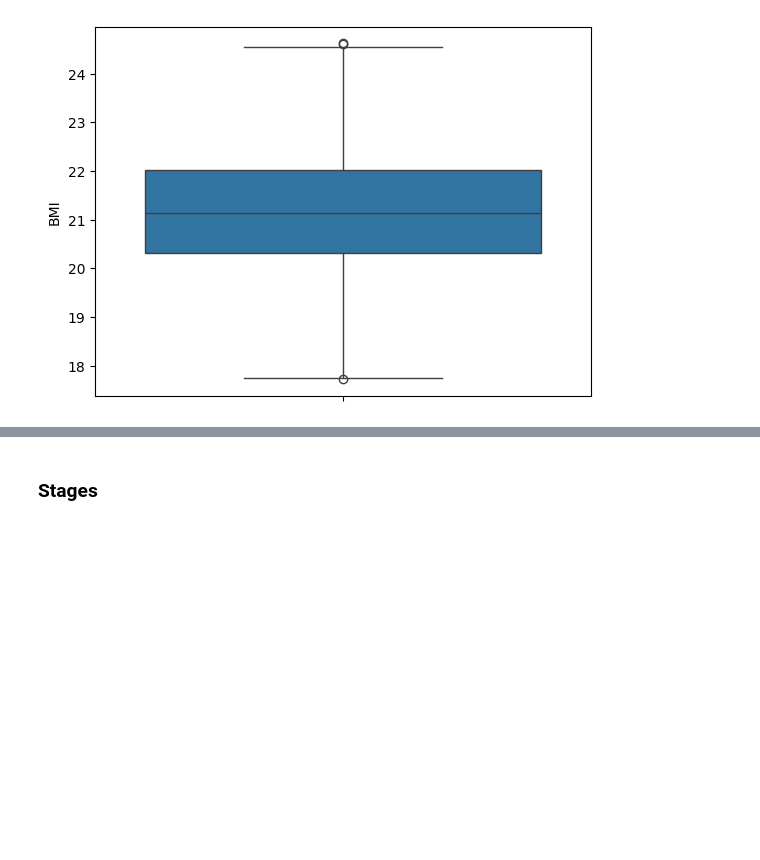
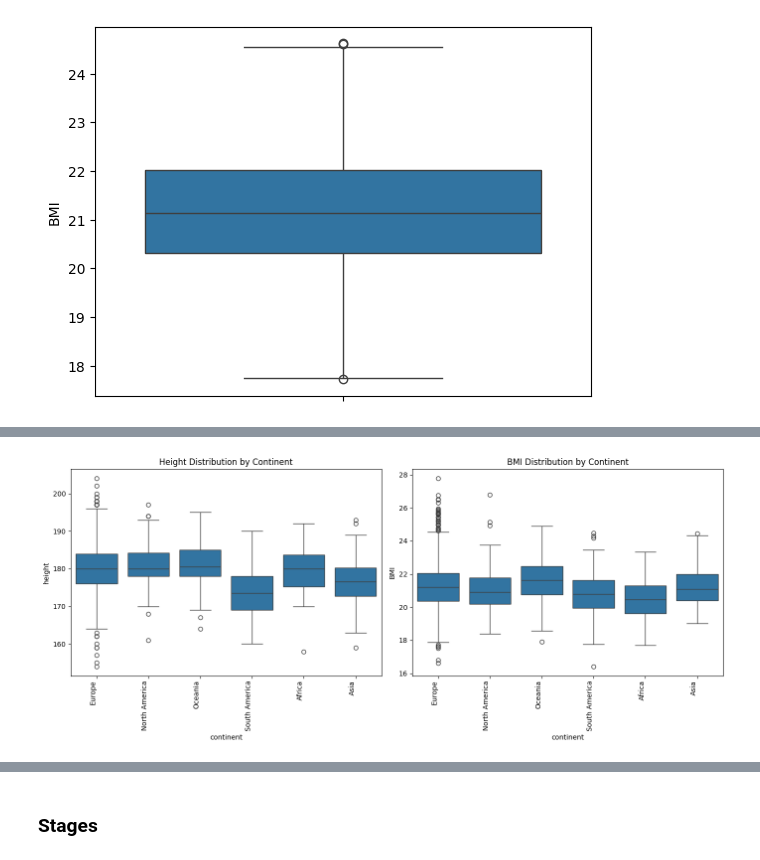
Before and after one commit to DiVitoTommaso/Cyclists-Races_Data-Mining, a Jupyter notebook: FeatEng.ipynb, the cells around one changed output, grey strips where cells are left out. Drawn from its saved outputs; the diff is of its cells as text; code cells hidden in the pictures; blank space fills up the shorter version.

Commit message:
added anomaly detection based on continent

```diff
--- a/FeatEng.ipynb
+++ b/FeatEng.ipynb
@@ -230,0 +249,18 @@ sns.boxplot(cyclist_no_outliers_df["BMI"])
+# %%
+plt.figure(figsize=(14, 6))
+
+plt.subplot(1, 2, 1)
+sns.boxplot(x="continent", y="height", data=cyclist_df)
+plt.xticks(rotation=90, ha="right")
+plt.title("Height Distribution by Continent")
+
+
+plt.subplot(1, 2, 2)
+sns.boxplot(x="continent", y="BMI", data=cyclist_df)
+plt.xticks(rotation=90, ha="right")
+plt.title("BMI Distribution by Continent")
+
+plt.tight_layout()
+plt.show()
+# %% [output]
+[figure, added]
```
Also changed, not shown: parts of 7 cells of this notebook.
